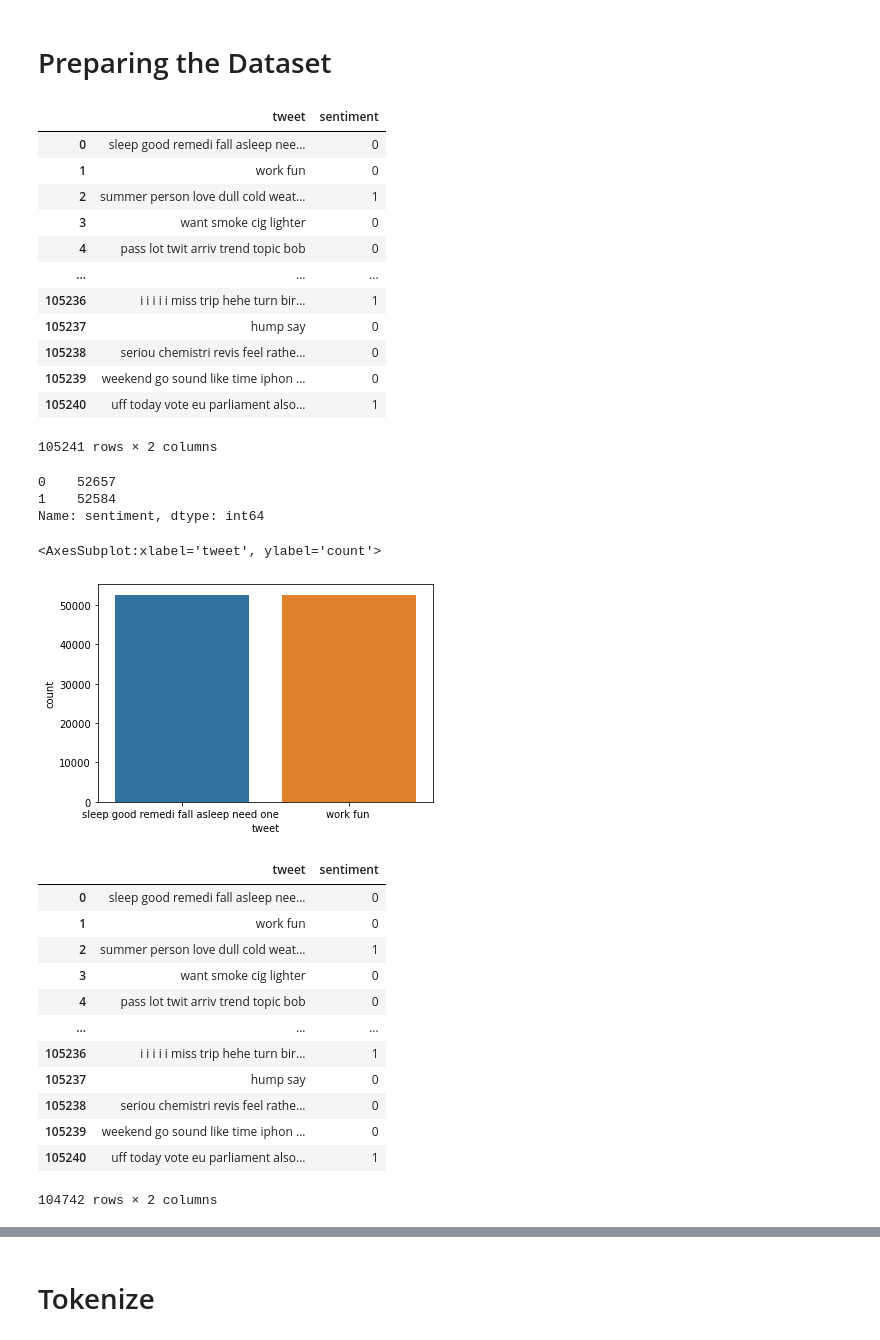
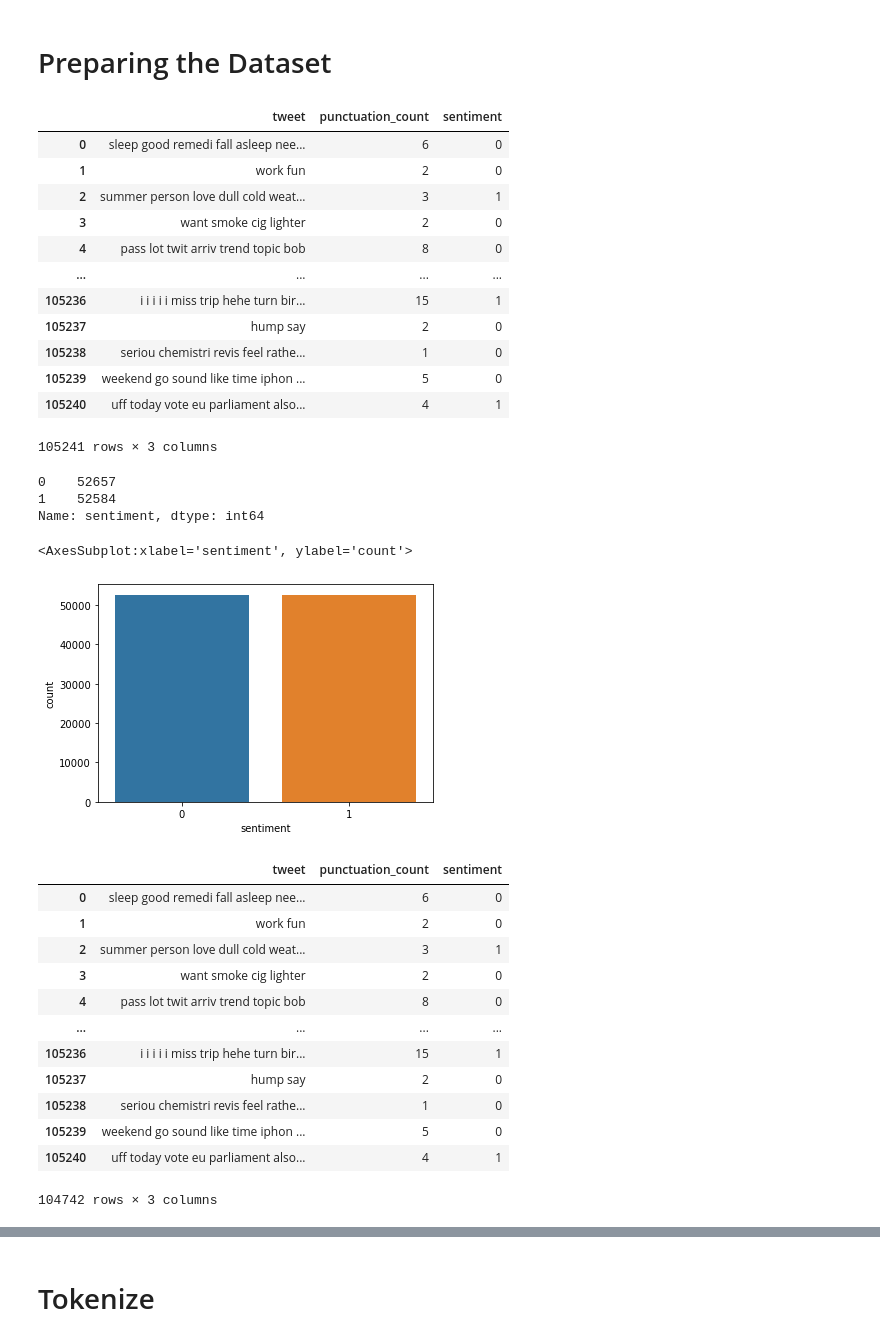
Before and after one commit to AI-at-GBC/tweet-analysis, a Jupyter notebook: NN.ipynb, the cells around one changed output, grey strips where cells are left out. Cells and saved outputs as stored; diff of their text form; code cells hidden in the pictures.

```diff
--- a/NN.ipynb
+++ b/NN.ipynb
@@ -34,23 +43,23 @@ data
 # Preparing the Dataset
 # %%
 #Droping columnns we dont need for the NN model
-data.drop(data.columns[[0,2]], axis=1, inplace=True)
+data.drop(data.columns[[0]], axis=1, inplace=True)
 # %%
 data
 # %% [output]
-|  | tweet | sentiment |
-| 0 | sleep good remedi fall asleep nee... | 0 |
-| 1 | work fun | 0 |
-| 2 | summer person love dull cold weat... | 1 |
-| 3 | want smoke cig lighter | 0 |
-| 4 | pass lot twit arriv trend topic bob | 0 |
-| ... | ... | ... |
-| 105236 | i i i i i miss trip hehe turn bir... | 1 |
-| 105237 | hump say | 0 |
-| 105238 | seriou chemistri revis feel rathe... | 0 |
-| 105239 | weekend go sound like time iphon ... | 0 |
-| 105240 | uff today vote eu parliament also... | 1 |
+|  | tweet | punctuation_count | sentiment |
+| 0 | sleep good remedi fall asleep nee... | 6 | 0 |
+| 1 | work fun | 2 | 0 |
+| 2 | summer person love dull cold weat... | 3 | 1 |
+| 3 | want smoke cig lighter | 2 | 0 |
+| 4 | pass lot twit arriv trend topic bob | 8 | 0 |
+| ... | ... | ... | ... |
+| 105236 | i i i i i miss trip hehe turn bir... | 15 | 1 |
+| 105237 | hump say | 2 | 0 |
+| 105238 | seriou chemistri revis feel rathe... | 1 | 0 |
+| 105239 | weekend go sound like time iphon ... | 5 | 0 |
+| 105240 | uff today vote eu parliament also... | 4 | 1 |
-105241 rows × 2 columns
+105241 rows × 3 columns
 # %%
 data.sentiment.value_counts() # dataset is already balanced
 # %% [output]
@@ -60,28 +69,28 @@ Name: sentiment, dtype: int64
 # %%
 import seaborn as sns
 import matplotlib.pyplot as plt
 %matplotlib inline
 
-sns.countplot(x = data.sentiment, data = data.tweet)
+sns.countplot(x = 'sentiment', data = data)
 # %% [output]
-<AxesSubplot:xlabel='tweet', ylabel='count'>
+<AxesSubplot:xlabel='sentiment', ylabel='count'>
-[figure, old version]
+[figure, new version]
 # %%
 data.dropna() #Just droping NA values, for some reason we have blank rows in the data
 # %% [output]
-|  | tweet | sentiment |
-| 0 | sleep good remedi fall asleep nee... | 0 |
-| 1 | work fun | 0 |
-| 2 | summer person love dull cold weat... | 1 |
-| 3 | want smoke cig lighter | 0 |
-| 4 | pass lot twit arriv trend topic bob | 0 |
-| ... | ... | ... |
-| 105236 | i i i i i miss trip hehe turn bir... | 1 |
-| 105237 | hump say | 0 |
-| 105238 | seriou chemistri revis feel rathe... | 0 |
-| 105239 | weekend go sound like time iphon ... | 0 |
-| 105240 | uff today vote eu parliament also... | 1 |
+|  | tweet | punctuation_count | sentiment |
+| 0 | sleep good remedi fall asleep nee... | 6 | 0 |
+| 1 | work fun | 2 | 0 |
+| 2 | summer person love dull cold weat... | 3 | 1 |
+| 3 | want smoke cig lighter | 2 | 0 |
+| 4 | pass lot twit arriv trend topic bob | 8 | 0 |
+| ... | ... | ... | ... |
+| 105236 | i i i i i miss trip hehe turn bir... | 15 | 1 |
+| 105237 | hump say | 2 | 0 |
+| 105238 | seriou chemistri revis feel rathe... | 1 | 0 |
+| 105239 | weekend go sound like time iphon ... | 5 | 0 |
+| 105240 | uff today vote eu parliament also... | 4 | 1 |
-104742 rows × 2 columns
+104742 rows × 3 columns
 # %%
 data.info()
 # %% [output]
```
Also changed, not shown: parts of 21 cells of this notebook.
